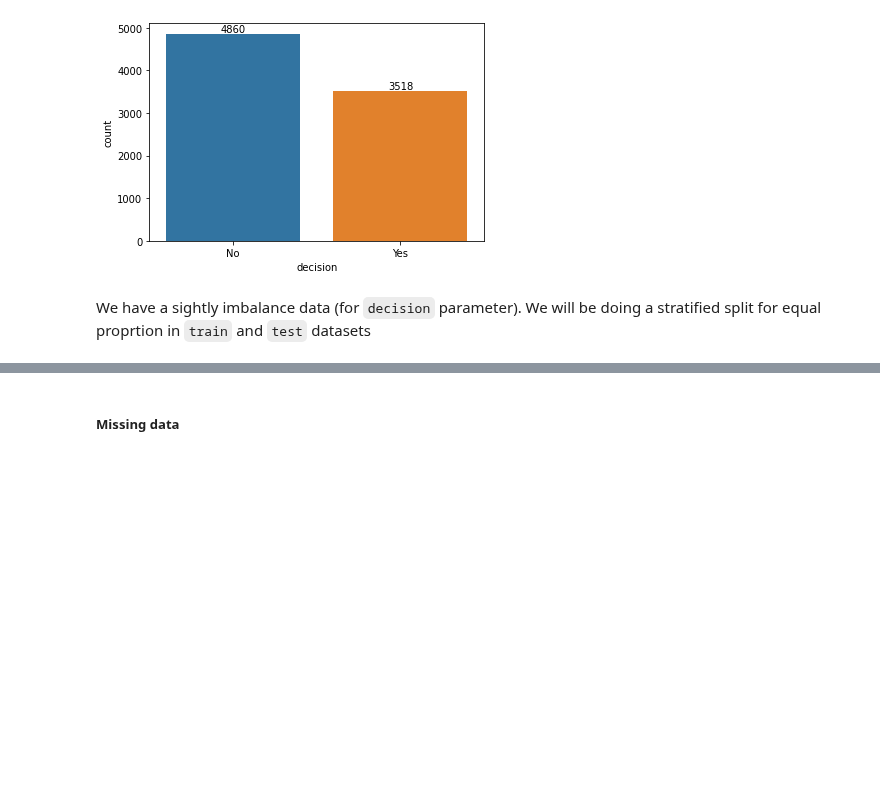
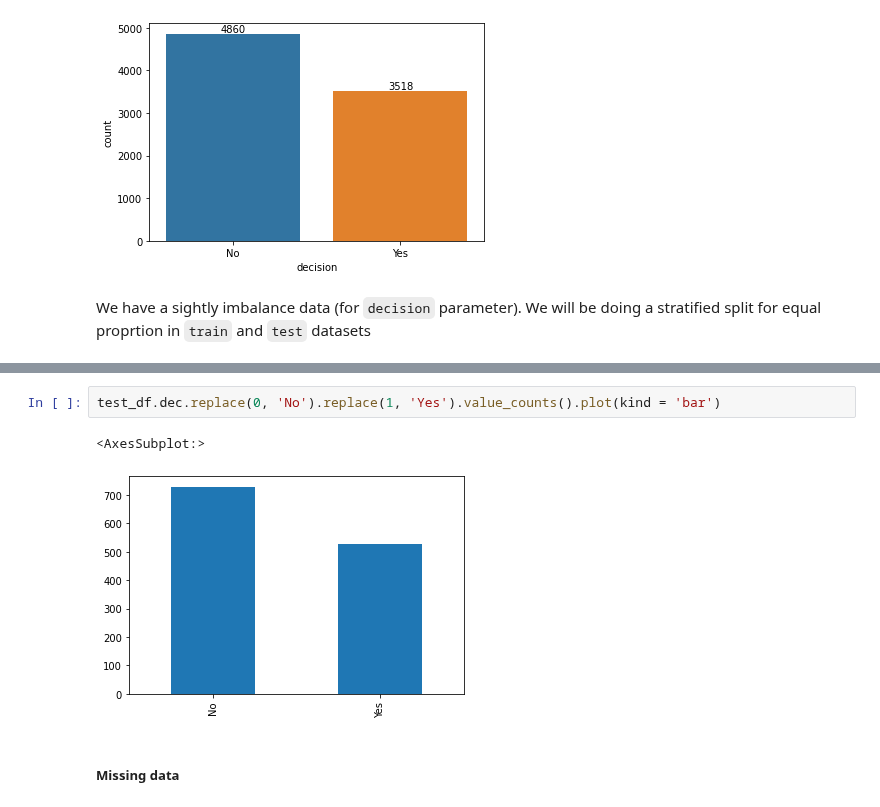
Before and after one commit to mohammadzainabbas/Speed-Dating-ML, a Jupyter notebook: src/notebooks/2_preprocessing.ipynb, the cells around one changed output, grey strips where cells are left out. Saved outputs shown, nothing was run; the diff lists cells and outputs as text; blank space fills up the shorter version.

```diff
--- a/src/notebooks/2_preprocessing.ipynb
+++ b/src/notebooks/2_preprocessing.ipynb
@@ -224,3 +228,8 @@ test_df.reset_index(drop=True, inplace=True)
+# %%
+test_df.dec.replace(0, 'No').replace(1, 'Yes').value_counts().plot(kind = 'bar')
+# %% [output]
+<AxesSubplot:>
+[figure, added]
 # %% [markdown]
 ##### Missing data
 # %%
```
Also changed, not shown: parts of 2 cells of this notebook.
